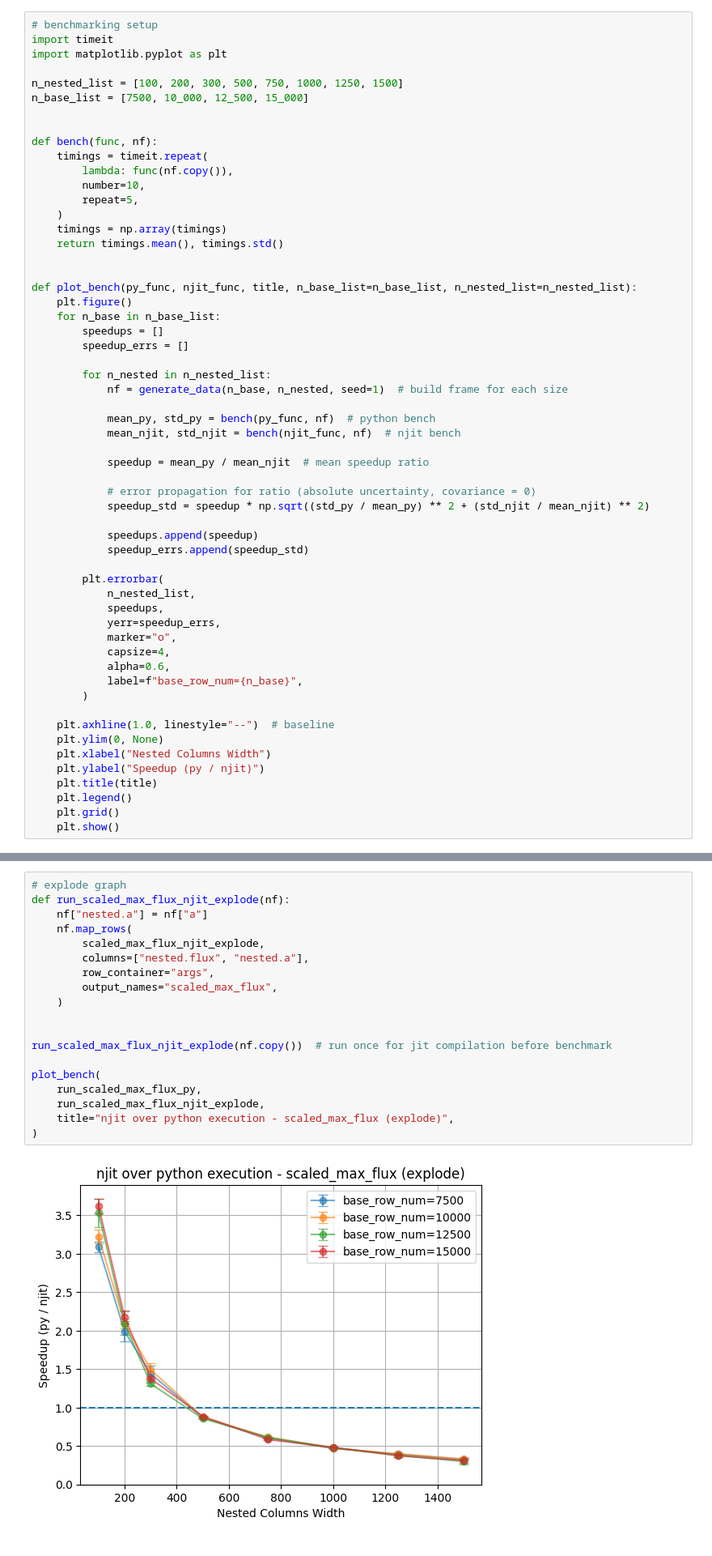
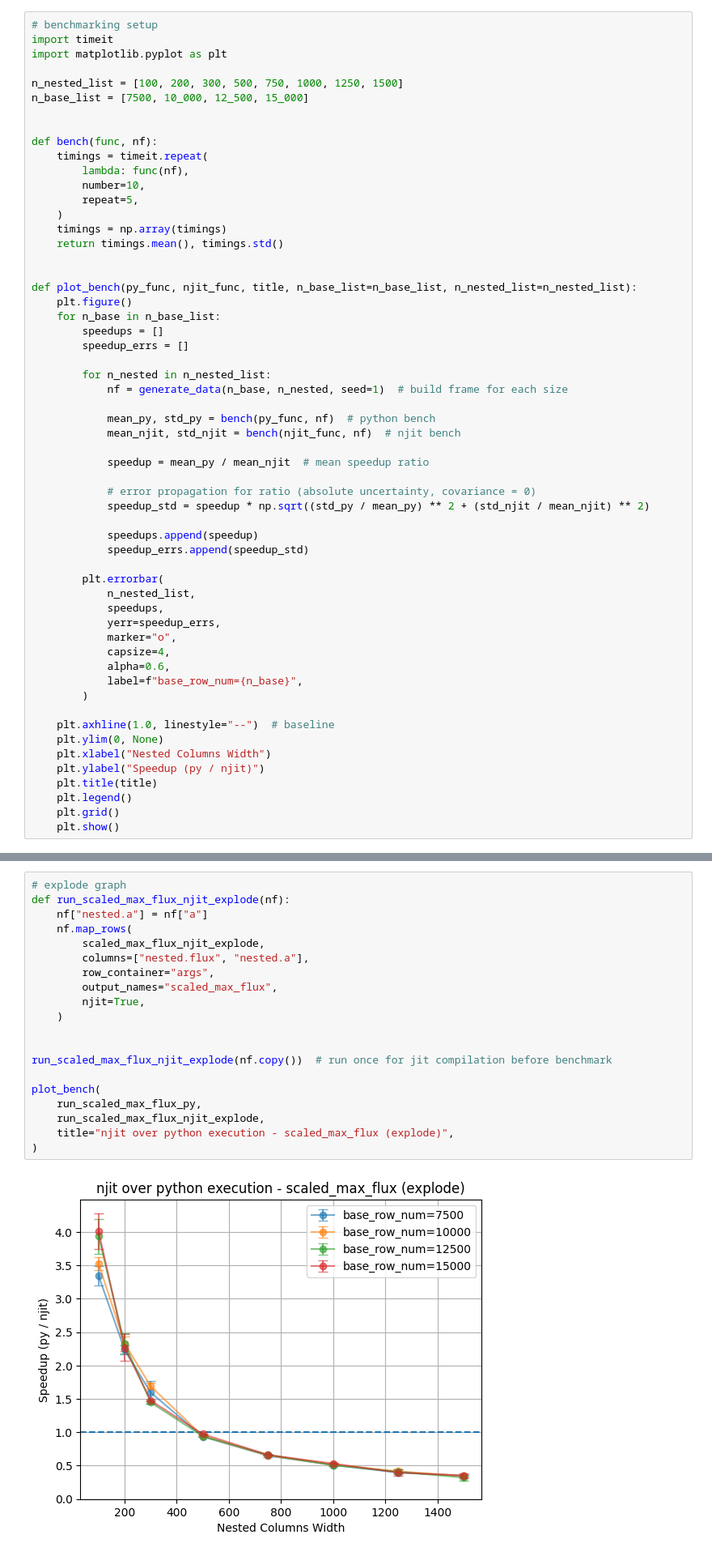
Before and after one commit to lincc-frameworks/nested-pandas, a Jupyter notebook: docs/pre_executed/njit_map_rows.ipynb, the cells around one changed output, grey strips where cells are left out. Shown at 81% size. Drawn from its saved outputs; the diff is of its cells as text.

```diff
--- a/docs/pre_executed/njit_map_rows.ipynb
+++ b/docs/pre_executed/njit_map_rows.ipynb
@@ -42,7 +46,7 @@ n_base_list = [7500, 10_000, 12_500, 15_000]
 
 def bench(func, nf):
     timings = timeit.repeat(
-        lambda: func(nf.copy()),
+        lambda: func(nf),
         number=10,
         repeat=5,
     )
@@ -400,24 +413,25 @@ However, this operation becomes inefficient at larger nested column widths, wher
 # %%
 # explode graph
 def run_scaled_max_flux_njit_explode(nf):
     nf["nested.a"] = nf["a"]
     nf.map_rows(
         scaled_max_flux_njit_explode,
         columns=["nested.flux", "nested.a"],
         row_container="args",
         output_names="scaled_max_flux",
+        njit=True,
     )
 
 
 run_scaled_max_flux_njit_explode(nf.copy())  # run once for jit compilation before benchmark
 
 plot_bench(
     run_scaled_max_flux_py,
     run_scaled_max_flux_njit_explode,
     title="njit over python execution - scaled_max_flux (explode)",
 )
 # %% [output]
-[figure, old version]
+[figure, new version]
 # %% [markdown]
 The time required by the explosion outweighs the performance gains njit provided at the breaking point of 500 entries for all four cases.
 # %% [markdown]
```
Also changed, not shown: parts of 12 cells of this notebook.
